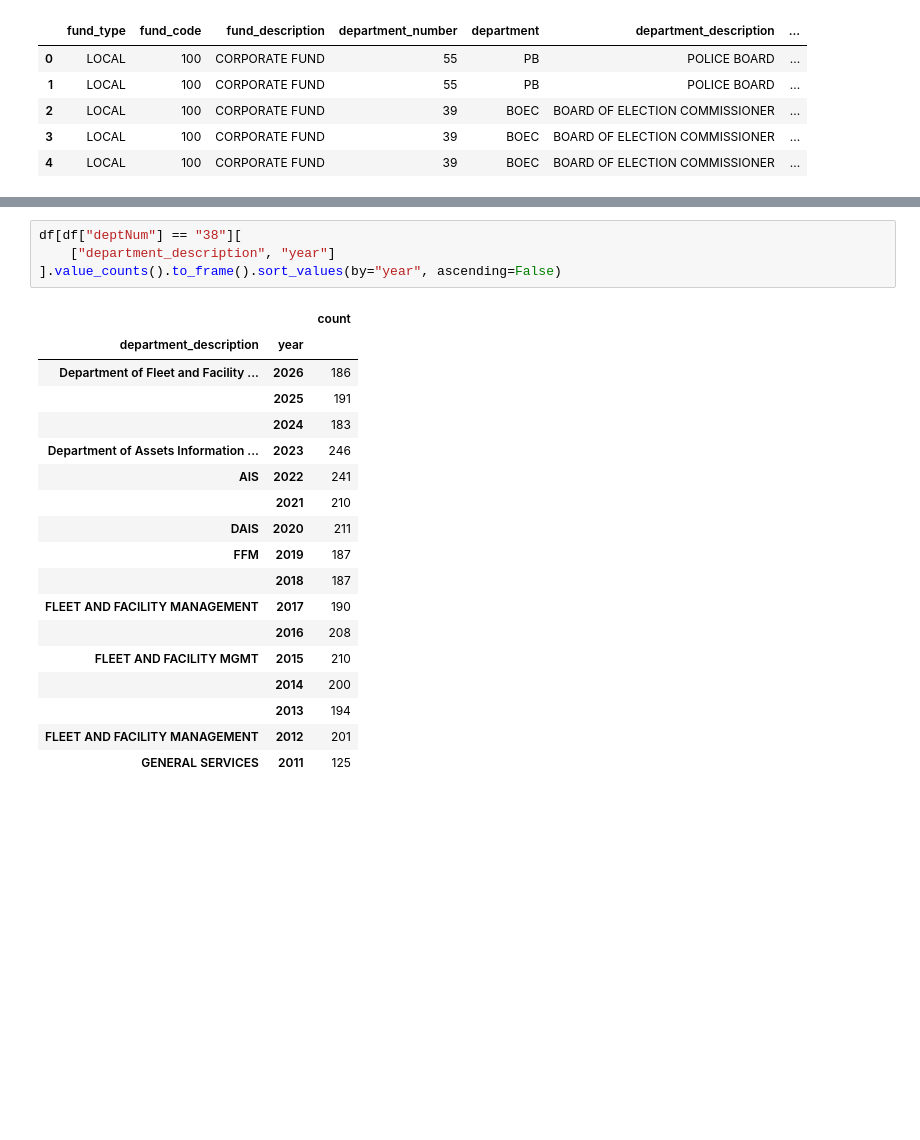
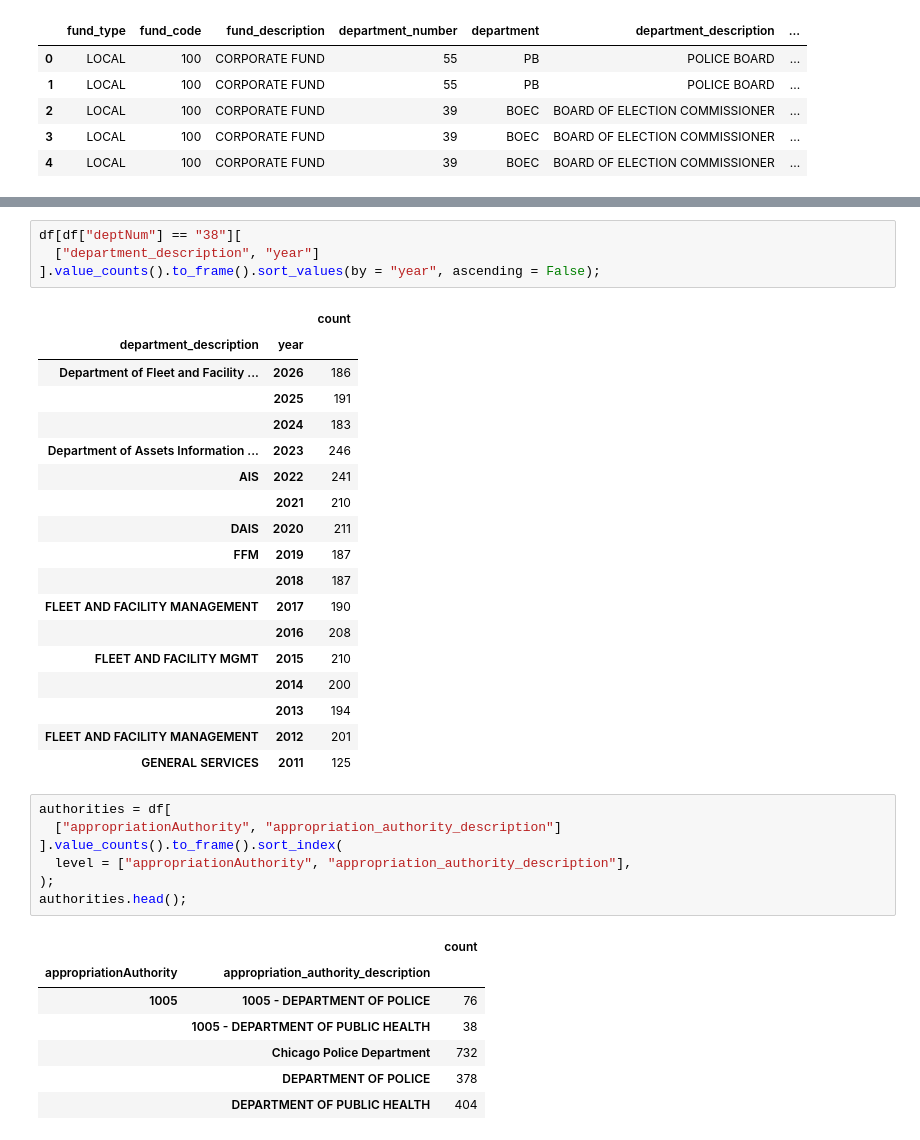
Before and after one commit to RamarkoB/ChiBudget, a Jupyter notebook: python/notebooks/ordinanceTest.ipynb, the cells around one changed output, grey strips where cells are left out. Saved outputs shown, nothing was run; the diff lists cells and outputs as text; blank space fills up the shorter version.

```diff
--- a/python/notebooks/ordinanceTest.ipynb
+++ b/python/notebooks/ordinanceTest.ipynb
@@ -558,7 +594,7 @@ fundsDF.head()
 # %%
 df[df["deptNum"] == "38"][
-    ["department_description", "year"]
-].value_counts().to_frame().sort_values(by="year", ascending=False)
+  ["department_description", "year"]
+].value_counts().to_frame().sort_values(by = "year", ascending = False);
 # %% [output]
 |  |  | count |
 | department_description | year |  |
@@ -578,3 +614,18 @@ df[df["deptNum"] == "38"][
 |  | 2013 | 194 |
 | FLEET AND FACILITY MANAGEMENT | 2012 | 201 |
 | GENERAL SERVICES | 2011 | 125 |
+# %%
+authorities = df[
+  ["appropriationAuthority", "appropriation_authority_description"]
+].value_counts().to_frame().sort_index(
+  level = ["appropriationAuthority", "appropriation_authority_description"],
+);
+authorities.head();
+# %% [output]
+|  |  | count |
+| appropriationAuthority | appropriation_authority_description |  |
+| 1005 | 1005 - DEPARTMENT OF POLICE | 76 |
+|  | 1005 - DEPARTMENT OF PUBLIC HEALTH | 38 |
+|  | Chicago Police Department | 732 |
+|  | DEPARTMENT OF POLICE | 378 |
+|  | DEPARTMENT OF PUBLIC HEALTH | 404 |
```
Also changed, not shown: parts of 6 cells of this notebook, 11 other files.
